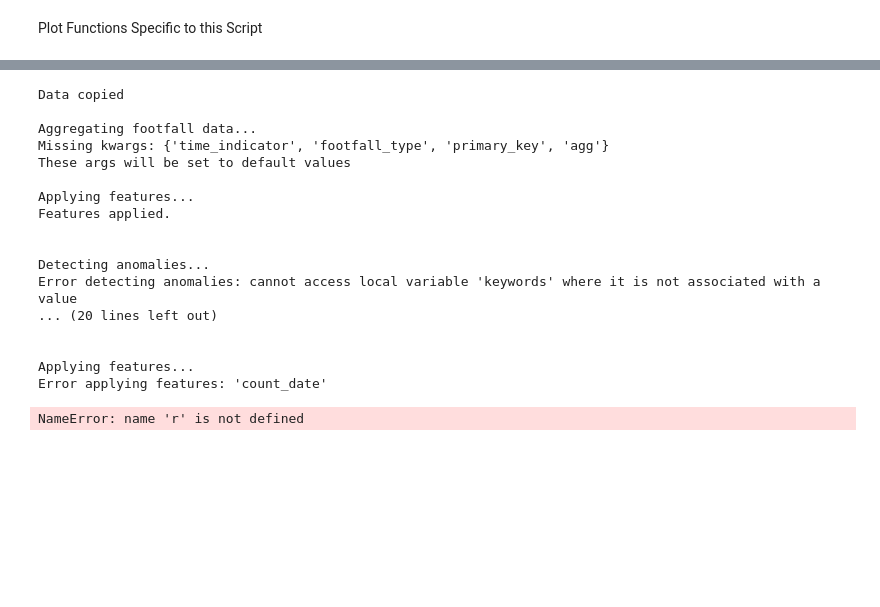
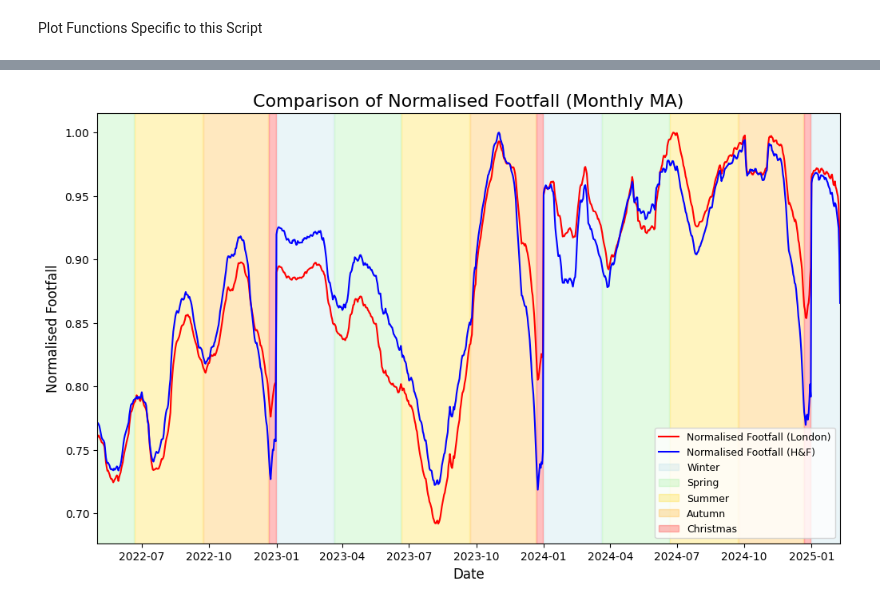
Before and after one commit to LBHF-JamalFazaldin/Footfall-and-Spend-Analytics, a Jupyter notebook: Footfall_Scripts/Main Footfall Script.ipynb, the cells around one changed output, grey strips where cells are left out. Drawn from its saved outputs; the diff is of its cells as text; code cells hidden in the pictures; blank space fills up the shorter version.

```diff
--- a/Footfall_Scripts/Main Footfall Script.ipynb
+++ b/Footfall_Scripts/Main Footfall Script.ipynb
@@ -22,0 +74,10 @@ Plot Functions Specific to this Script
+# %%
+plot_footfall = {}
+
+for key, dataframe in footfall_data.items():
+    df = ff.agg_footfall_data(
+        dataframe, std=1,
+        footfall_type=['residents', 'workers', 'visitors'],
+    )
+    df['corrected_ma_monthly_total'] = df.groupby(['year'])['corrected_value_total'].transform(lambda x: x.rolling(window=30, min_periods=1).mean().round())
+    plot_footfall[key] = df
@@ -23,7 +133,9 @@ Plot Functions Specific to this Script
 # %%
-from matplotlib.pyplot import matplotlib as plt
+import matplotlib.pyplot as plt
+import matplotlib.ticker as mtick
+import matplotlib.colors as mcolors
 
-def plot_footfall(df, df2=None, year=False, category=False, dual_axis=False):
+def plottting_footfall(df, df2=None, year=False, category=False, dual_axis=False):
     tf = df.copy()
     if df2 is not None:
         tf2 = df2.copy()
@@ -99,7 +211,7 @@ def plot_footfall(df, df2=None, year=False, category=False, dual_axis=False):
                 end = f'{year}-{end_md}'
                 plt.axvspan(pd.to_datetime(start), pd.to_datetime(end), color=colour, alpha=0.25, label=season)
         else:
-            plot_years = range(2022,2025)
+            plot_years = range(tf['year'].min(),tf['year'].max()+1)
             for year in plot_years:
                 for season, (start_md, end_md, colour) in seasons.items():
                     start = f'{year}-{start_md}'
@@ -172,7 +284,6 @@ def plot_daily_footfall(df, df2=None, year=False, day_night=False):
     }
     aggregated_data['day_order'] = aggregated_data['day_name'].map(dictionary)
     aggregated_data = aggregated_data.set_index('day_order').sort_index()
-    display(aggregated_data)
 
     # Extract categories and values for plotting
     categories = aggregated_data['day_name'].unique()
@@ -301,37 +343,0 @@ lon_footfall_data
-# %%
-dn_lon_footfall_data = lon_footfall_data.copy()
-dn_lbhf_footfall_data = lon_footfall_data.copy()
-dn_lbhf_footfall_data = dn_lbhf_footfall_data[dn_lbhf_footfall_data['borough_name'] == 'Hammersmith & Fulham']
-print('Data copied')
-dn_lon_footfall_data = ff.agg_footfall_data(dn_lon_footfall_data,day_night=True)
-dn_lbhf_footfall_data = ff.agg_footfall_data(dn_lbhf_footfall_data,day_night=True)
-# %% [output]
-Data copied
-
-Aggregating footfall data...
-Missing kwargs: {'time_indicator', 'footfall_type', 'primary_key', 'agg'}
-These args will be set to default values
-
-Applying features...
-Features applied.
-
-
-Detecting anomalies...
-Error detecting anomalies: cannot access local variable 'keywords' where it is not associated with a value
-... (20 lines left out)
-
-
-Applying features...
-Error applying features: 'count_date'
-# %%
-r
-agg_lon_footfall_data = lon_footfall_data.copy()
-agg_lbhf_footfall_data = lon_footfall_data.copy()
-agg_lbhf_footfall_data = agg_lbhf_footfall_data[agg_lbhf_footfall_data['borough_name'] == 'H&F']
-print('Data copied')
-agg_lon_footfall_data = ff.agg_footfall_data(agg_lon_footfall_data)
-agg_lbhf_footfall_data = ff.agg_footfall_data(agg_lbhf_footfall_data)
-agg_lon_footfall_data = ff.apply_features(agg_lon_footfall_data)
-agg_lbhf_footfall_data = ff.apply_features(agg_lbhf_footfall_data)
-# %% [output]
-NameError: name 'r' is not defined
@@ -340,2 +344,6 @@ plot_footfall(agg_lon_footfall_data, df2=agg_lbhf_footfall_data, category='norma
+# %%
+plottting_footfall(plot_footfall[0], df2=plot_footfall[1], category='normalized')
+# %% [output]
+[figure, added]
 # %%
 plot_footfall(agg_lon_footfall_data, df2=agg_lbhf_footfall_data, year=2024, category='normalized')
```
Also changed, not shown: parts of 14 cells of this notebook, 4 other files.
